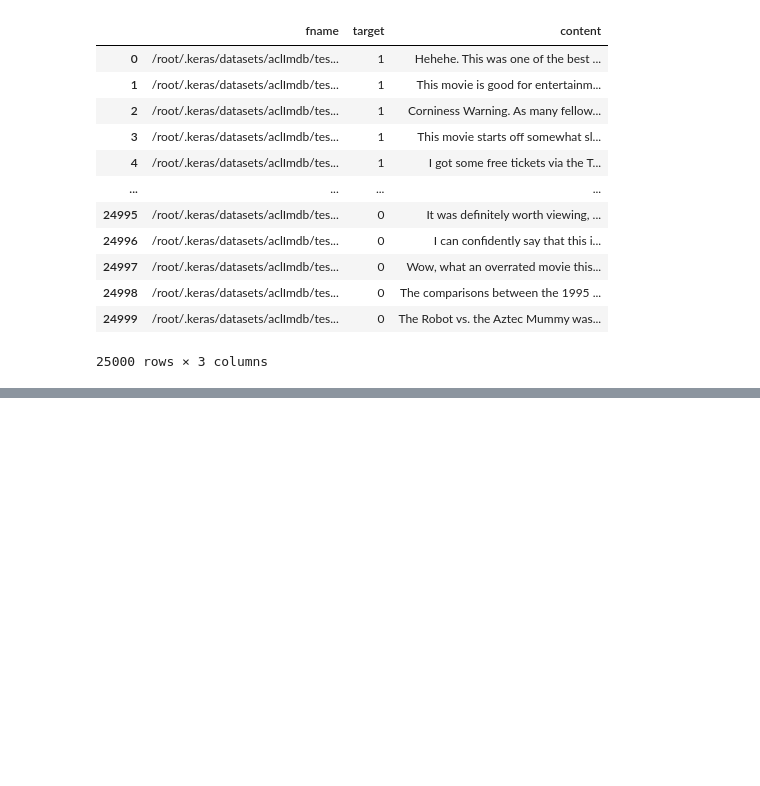
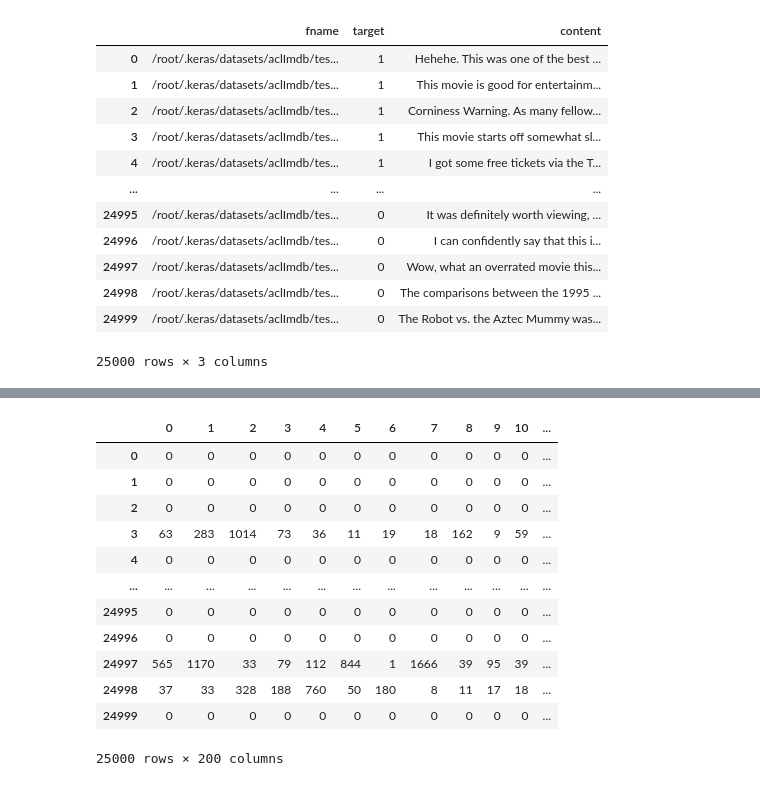
Before and after one commit to Elwing-Chou/MLDemo1216, a Jupyter notebook: imdb.ipynb, the cells around one changed output, grey strips where cells are left out. Saved outputs shown, nothing was run; the diff lists cells and outputs as text; code cells hidden in the pictures; blank space fills up the shorter version.

```diff
--- a/imdb.ipynb
+++ b/imdb.ipynb
@@ -69,0 +99,20 @@ test_df
+# %%
+# Step2. 截長補短
+from keras.preprocessing.sequence import pad_sequences
+x_train_pad = pad_sequences(x_train_tok, maxlen=200)
+x_test_pad = pad_sequences(x_test_tok, maxlen=200)
+pd.DataFrame(x_train_pad)
+# %% [output]
+|  | 0 | 1 | 2 | 3 | 4 | 5 | 6 | 7 | 8 | 9 | 10 | ... |
+| 0 | 0 | 0 | 0 | 0 | 0 | 0 | 0 | 0 | 0 | 0 | 0 | ... |
+| 1 | 0 | 0 | 0 | 0 | 0 | 0 | 0 | 0 | 0 | 0 | 0 | ... |
+| 2 | 0 | 0 | 0 | 0 | 0 | 0 | 0 | 0 | 0 | 0 | 0 | ... |
+| 3 | 63 | 283 | 1014 | 73 | 36 | 11 | 19 | 18 | 162 | 9 | 59 | ... |
+| 4 | 0 | 0 | 0 | 0 | 0 | 0 | 0 | 0 | 0 | 0 | 0 | ... |
+| ... | ... | ... | ... | ... | ... | ... | ... | ... | ... | ... | ... | ... |
+| 24995 | 0 | 0 | 0 | 0 | 0 | 0 | 0 | 0 | 0 | 0 | 0 | ... |
+| 24996 | 0 | 0 | 0 | 0 | 0 | 0 | 0 | 0 | 0 | 0 | 0 | ... |
+| 24997 | 565 | 1170 | 33 | 79 | 112 | 844 | 1 | 1666 | 39 | 95 | 39 | ... |
+| 24998 | 37 | 33 | 328 | 188 | 760 | 50 | 180 | 8 | 11 | 17 | 18 | ... |
+| 24999 | 0 | 0 | 0 | 0 | 0 | 0 | 0 | 0 | 0 | 0 | 0 | ... |
+25000 rows × 200 columns
```
Also changed, not shown: parts of 4 cells of this notebook.
